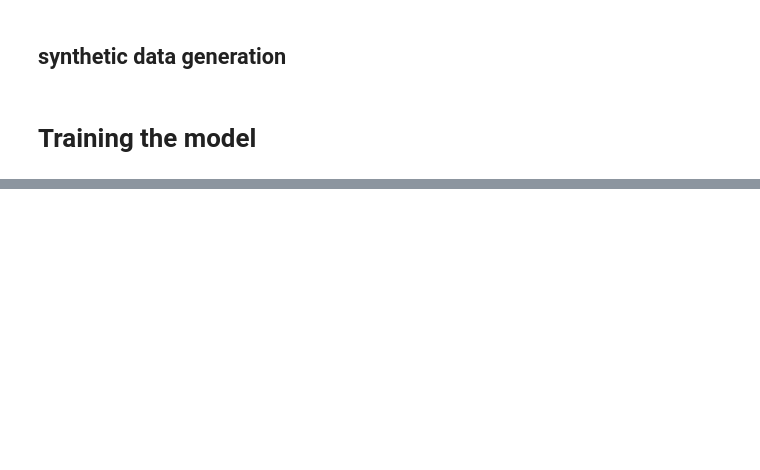
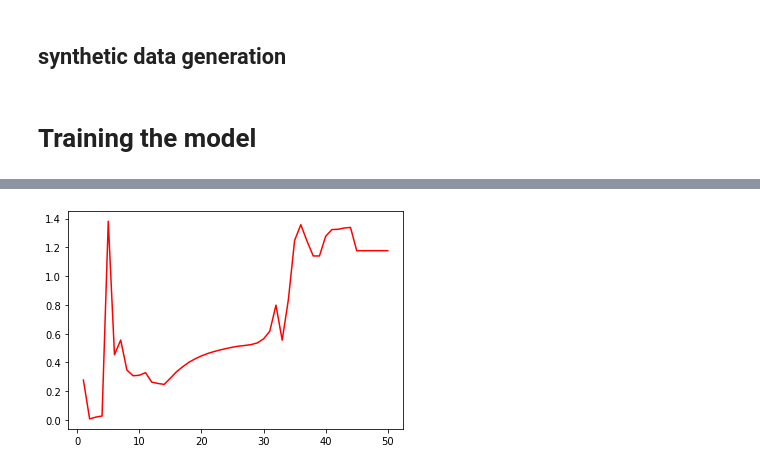
Before and after one commit to akinwilson/ground-up, a Jupyter notebook: 6_from_plane_to_sequential.ipynb, the cells around one changed output, grey strips where cells are left out. Cells and saved outputs as stored; diff of their text form; code cells hidden in the pictures; blank space fills up the shorter version.

```diff
--- a/6_from_plane_to_sequential.ipynb
+++ b/6_from_plane_to_sequential.ipynb
@@ -474,11 +474,10 @@ def data_loader(domain, sample_size=50):
 # Training the model
 # %%
 loss_history = []
-MAX_EPOCHS = 20
+MAX_EPOCHS = 50
 LR=0.001
 domain = np.linspace(-2*np.pi, 2*np.pi, 50)
-X, idx2wave = data_loader(domain)
-
+X, idx2wave = data_loader(domain,sample_size=100)
 model = RNN(input_dim=1, output_dim=3, hidden_dim=128, idx2wave=idx2wave)
 for epoch in tqdm(range(MAX_EPOCHS)):
     loss = 0
@@ -490,9 +489,9 @@ for epoch in tqdm(range(MAX_EPOCHS)):
     print(f"Epoch {epoch} Loss {loss}")
     loss_history.append(loss)
     if loss < 1e-5:
-        print("*"*20)
+        print("*"*40)
         print(f"Termination condition met at epoch: {epoch}.")
-        print("*"*20)
+        print("*"*40)
         break
 
 
@@ -507,5 +506,6 @@ for idx in range(len(X)):
 
 
 target_names = list(idx2wave.values())
+plt.plot(np.arange(1, len(loss_history)+1, 1), loss_history, c="r")
 print(classification_report(true,pred, target_names=target_names))
 # %% [output]
@@ -512,0 +529 @@ Epoch 0 Loss 0.16766808319030105
+[figure, added]
```
Also changed, not shown: parts of 2 cells of this notebook.
